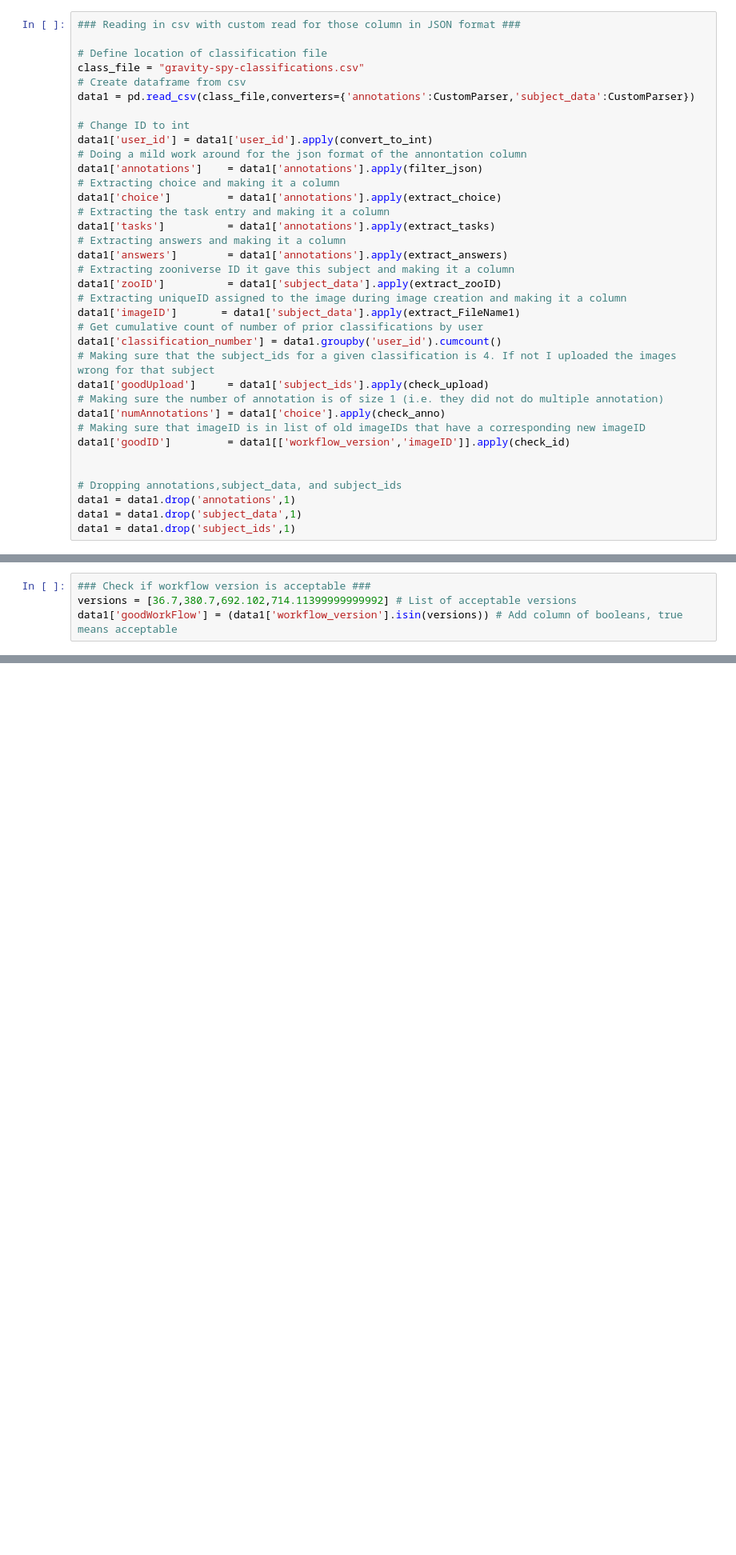
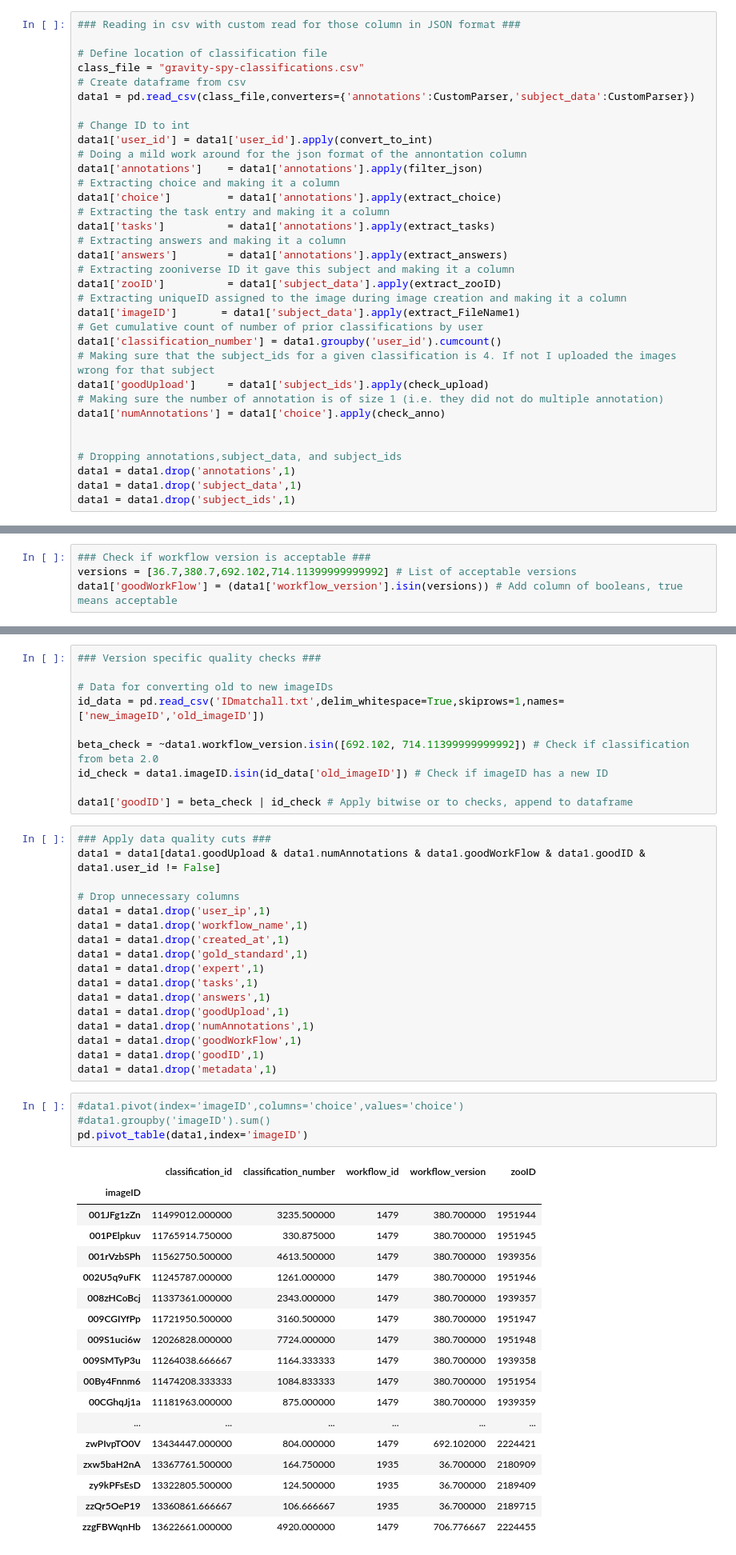
Before and after one commit to Gravity-Spy/GravitySpy, a Jupyter notebook: ML/SyracuseCC/read_classifications.ipynb, the cells around one changed output, grey strips where cells are left out. Shown at 80% size. Drawn from its saved outputs; the diff is of its cells as text; blank space fills up the shorter version.

Commit message:
added version specific checks, applied data quality cuts and added first implementation of dataframe pivoting

```diff
--- a/ML/SyracuseCC/read_classifications.ipynb
+++ b/ML/SyracuseCC/read_classifications.ipynb
@@ -109,8 +94,6 @@ data1['classification_number'] = data1.groupby('user_id').cumcount()
 data1['goodUpload']     = data1['subject_ids'].apply(check_upload)
 # Making sure the number of annotation is of size 1 (i.e. they did not do multiple annotation)
 data1['numAnnotations'] = data1['choice'].apply(check_anno)
-# Making sure that imageID is in list of old imageIDs that have a corresponding new imageID
-data1['goodID']         = data1[['workflow_version','imageID']].apply(check_id)
 
 
 # Dropping annotations,subject_data, and subject_ids
@@ -151,0 +107,50 @@ data1
+# %%
+### Version specific quality checks ###
+
+# Data for converting old to new imageIDs
+id_data = pd.read_csv('IDmatchall.txt',delim_whitespace=True,skiprows=1,names=['new_imageID','old_imageID'])
+
+beta_check = ~data1.workflow_version.isin([692.102, 714.11399999999992]) # Check if classification from beta 2.0
+id_check = data1.imageID.isin(id_data['old_imageID']) # Check if imageID has a new ID
+
+data1['goodID'] = beta_check | id_check # Apply bitwise or to checks, append to dataframe
+# %%
+### Apply data quality cuts ###
+data1 = data1[data1.goodUpload & data1.numAnnotations & data1.goodWorkFlow & data1.goodID & data1.user_id != False]
+
+# Drop unnecessary columns
+data1 = data1.drop('user_ip',1)
+data1 = data1.drop('workflow_name',1)
+data1 = data1.drop('created_at',1)
+data1 = data1.drop('gold_standard',1)
+data1 = data1.drop('expert',1)
+data1 = data1.drop('tasks',1)
+data1 = data1.drop('answers',1)
+data1 = data1.drop('goodUpload',1)
+data1 = data1.drop('numAnnotations',1)
+data1 = data1.drop('goodWorkFlow',1)
+data1 = data1.drop('goodID',1)
+data1 = data1.drop('metadata',1)
+# %%
+#data1.pivot(index='imageID',columns='choice',values='choice')
+#data1.groupby('imageID').sum()
+pd.pivot_table(data1,index='imageID')
+# %% [output]
+|  | classification_id | classification_number | workflow_id | workflow_version | zooID |
+| imageID |  |  |  |  |  |
+| 001JFg1zZn | 11499012.000000 | 3235.500000 | 1479 | 380.700000 | 1951944 |
+| 001PElpkuv | 11765914.750000 | 330.875000 | 1479 | 380.700000 | 1951945 |
+| 001rVzbSPh | 11562750.500000 | 4613.500000 | 1479 | 380.700000 | 1939356 |
+| 002U5q9uFK | 11245787.000000 | 1261.000000 | 1479 | 380.700000 | 1951946 |
+| 008zHCoBcj | 11337361.000000 | 2343.000000 | 1479 | 380.700000 | 1939357 |
+| 009CGIYfPp | 11721950.500000 | 3160.500000 | 1479 | 380.700000 | 1951947 |
+| 009S1uci6w | 12026828.000000 | 7724.000000 | 1479 | 380.700000 | 1951948 |
+| 009SMTyP3u | 11264038.666667 | 1164.333333 | 1479 | 380.700000 | 1939358 |
+| 00By4Fnnm6 | 11474208.333333 | 1084.833333 | 1479 | 380.700000 | 1951954 |
+| 00CGhqJj1a | 11181963.000000 | 875.000000 | 1479 | 380.700000 | 1939359 |
+| ... | ... | ... | ... | ... | ... |
+| zwPIvpTO0V | 13434447.000000 | 804.000000 | 1479 | 692.102000 | 2224421 |
+| zxw5baH2nA | 13367761.500000 | 164.750000 | 1935 | 36.700000 | 2180909 |
+| zy9kPFsEsD | 13322805.500000 | 124.500000 | 1935 | 36.700000 | 2189409 |
+| zzQr5OeP19 | 13360861.666667 | 106.666667 | 1935 | 36.700000 | 2189715 |
+| zzgFBWqnHb | 13622661.000000 | 4920.000000 | 1479 | 706.776667 | 2224455 |
```
Also changed, not shown: parts of 9 cells of this notebook.
